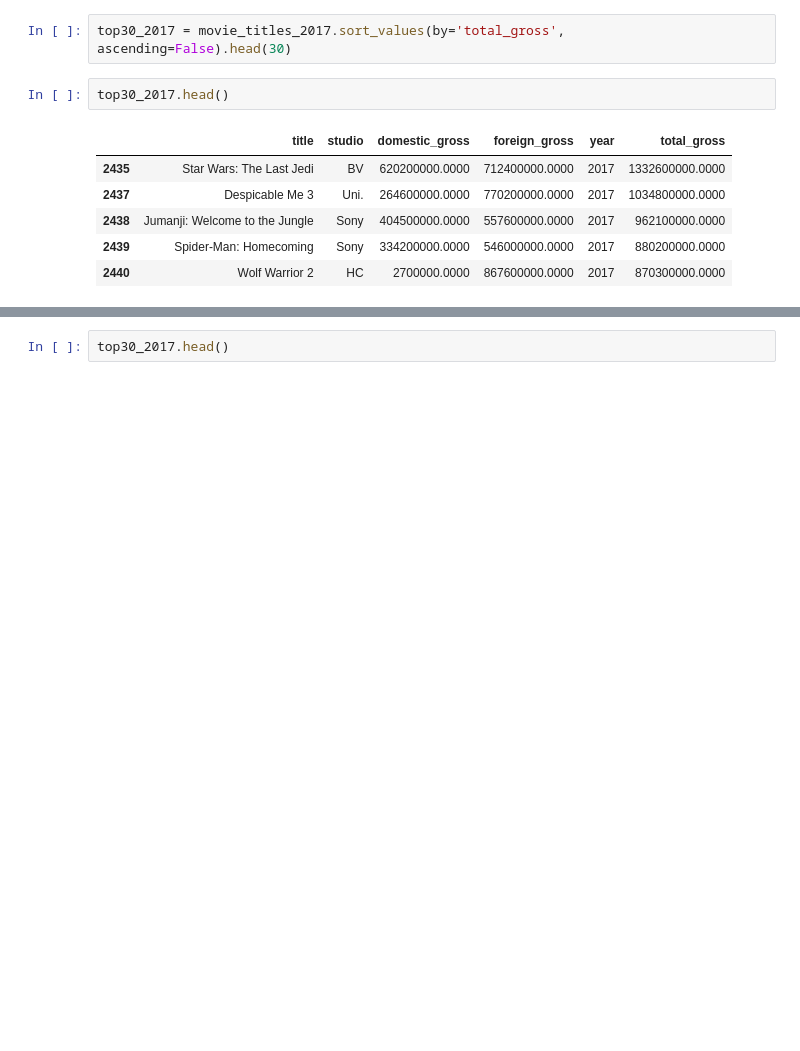
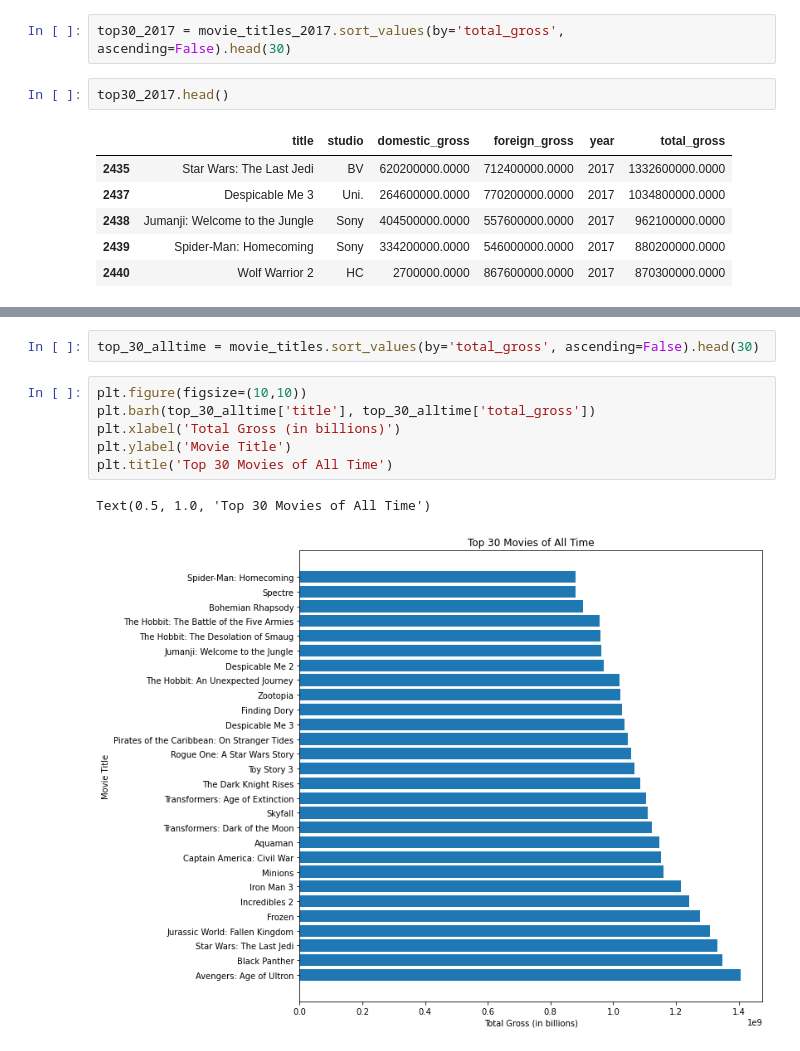
Before and after one commit to justinweible/movie_analysis_for_microsoft, a Jupyter notebook: Movie Titles.ipynb, the cells around one changed output, grey strips where cells are left out. Saved outputs shown, nothing was run; the diff lists cells and outputs as text; blank space fills up the shorter version.

Commit message:
New Visualizations for Counting Genres and Titles

```diff
--- a/Movie Titles.ipynb
+++ b/Movie Titles.ipynb
@@ -295,5 +295,14 @@ plt.title('Top 30 Movies of 2017')
 # %% [output]
 Text(0.5, 1.0, 'Top 30 Movies of 2017')
 [figure]
-# %%
-top30_2017.head()
+# %%
+top_30_alltime = movie_titles.sort_values(by='total_gross', ascending=False).head(30)
+# %%
+plt.figure(figsize=(10,10))
+plt.barh(top_30_alltime['title'], top_30_alltime['total_gross'])
+plt.xlabel('Total Gross (in billions)')
+plt.ylabel('Movie Title')
+plt.title('Top 30 Movies of All Time')
+# %% [output]
+Text(0.5, 1.0, 'Top 30 Movies of All Time')
+[figure, added]
```
Also changed, not shown: parts of 4 cells of this notebook, 6 other files.
